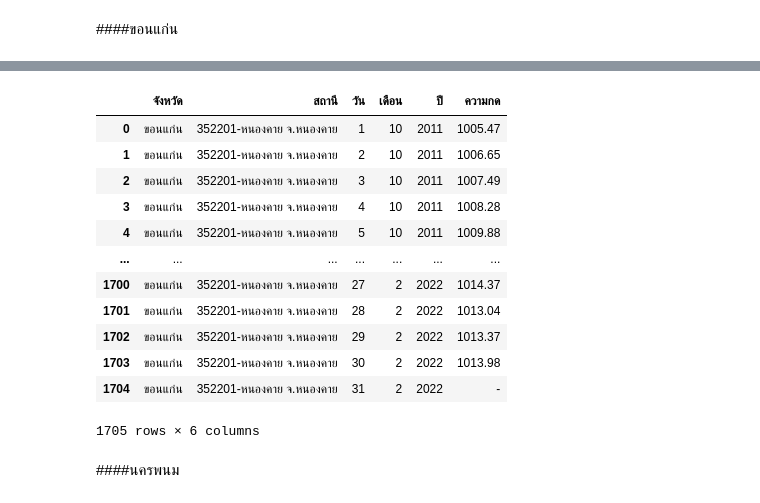
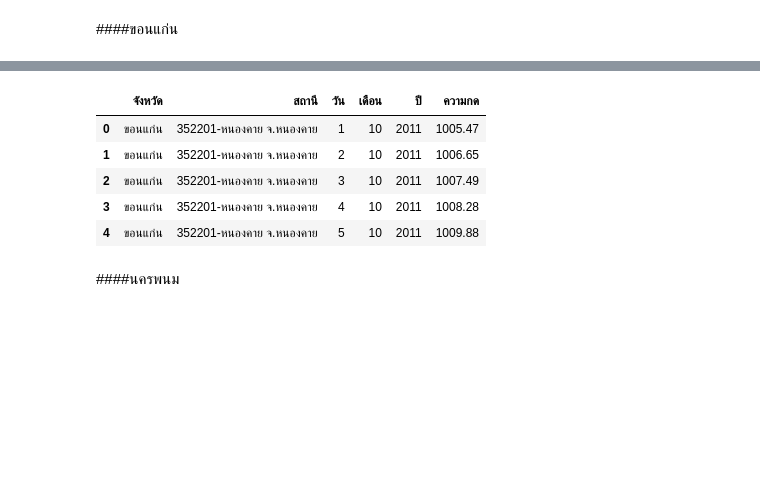
Before and after one commit to 1234567890qqqqqq/bsc_dpdm22, a Jupyter notebook: Quiz_Group_7_of_Midterm.ipynb, the cells around one changed output, grey strips where cells are left out. Drawn from its saved outputs; the diff is of its cells as text; code cells hidden in the pictures; blank space fills up the shorter version.

```diff
--- a/Quiz_Group_7_of_Midterm.ipynb
+++ b/Quiz_Group_7_of_Midterm.ipynb
@@ -1307,26 +1320,19 @@ a1
 # %%
 a1['จังหวัด'] = "ขอนแก่น"
 a1.set_index(['จังหวัด','สถานี','เดือน/ปี'],inplace=True)
 x1 = a1.stack().reset_index()
 x1.rename(columns = {'level_3':'วัน',0:'ความกด'}, inplace = True)
 x1['เดือน'] = x1['เดือน/ปี'].dt.month
 x1['ปี'] = x1['เดือน/ปี'].dt.year
 x1_1 = x1[['จังหวัด','สถานี','วัน','เดือน','ปี','ความกด']]
-x1_1
+x1_1.head()
 # %% [output]
 |  | จังหวัด | สถานี | วัน | เดือน | ปี | ความกด |
 | 0 | ขอนแก่น | 352201-หนองคาย จ.หนองคาย | 1 | 10 | 2011 | 1005.47 |
 | 1 | ขอนแก่น | 352201-หนองคาย จ.หนองคาย | 2 | 10 | 2011 | 1006.65 |
 | 2 | ขอนแก่น | 352201-หนองคาย จ.หนองคาย | 3 | 10 | 2011 | 1007.49 |
 | 3 | ขอนแก่น | 352201-หนองคาย จ.หนองคาย | 4 | 10 | 2011 | 1008.28 |
 | 4 | ขอนแก่น | 352201-หนองคาย จ.หนองคาย | 5 | 10 | 2011 | 1009.88 |
-| ... | ... | ... | ... | ... | ... | ... |
-| 1700 | ขอนแก่น | 352201-หนองคาย จ.หนองคาย | 27 | 2 | 2022 | 1014.37 |
-| 1701 | ขอนแก่น | 352201-หนองคาย จ.หนองคาย | 28 | 2 | 2022 | 1013.04 |
-| 1702 | ขอนแก่น | 352201-หนองคาย จ.หนองคาย | 29 | 2 | 2022 | 1013.37 |
-| 1703 | ขอนแก่น | 352201-หนองคาย จ.หนองคาย | 30 | 2 | 2022 | 1013.98 |
-| 1704 | ขอนแก่น | 352201-หนองคาย จ.หนองคาย | 31 | 2 | 2022 | - |
-1705 rows × 6 columns
 # %% [markdown]
 ####นครพนม
 # %%
```
Also changed, not shown: parts of 8 cells of this notebook.
